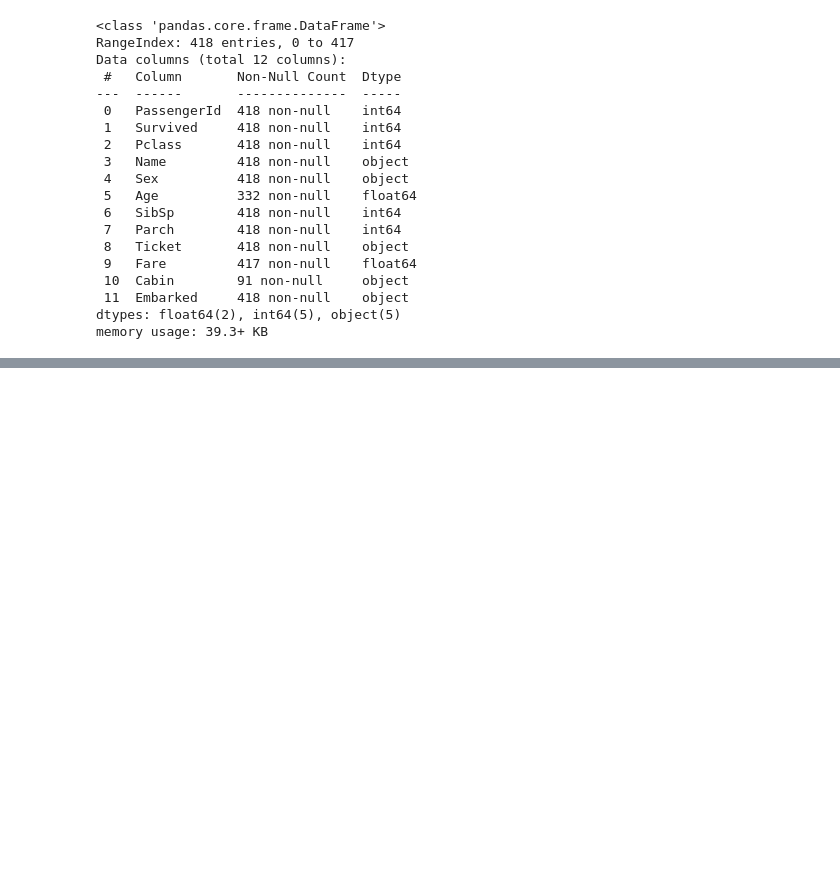
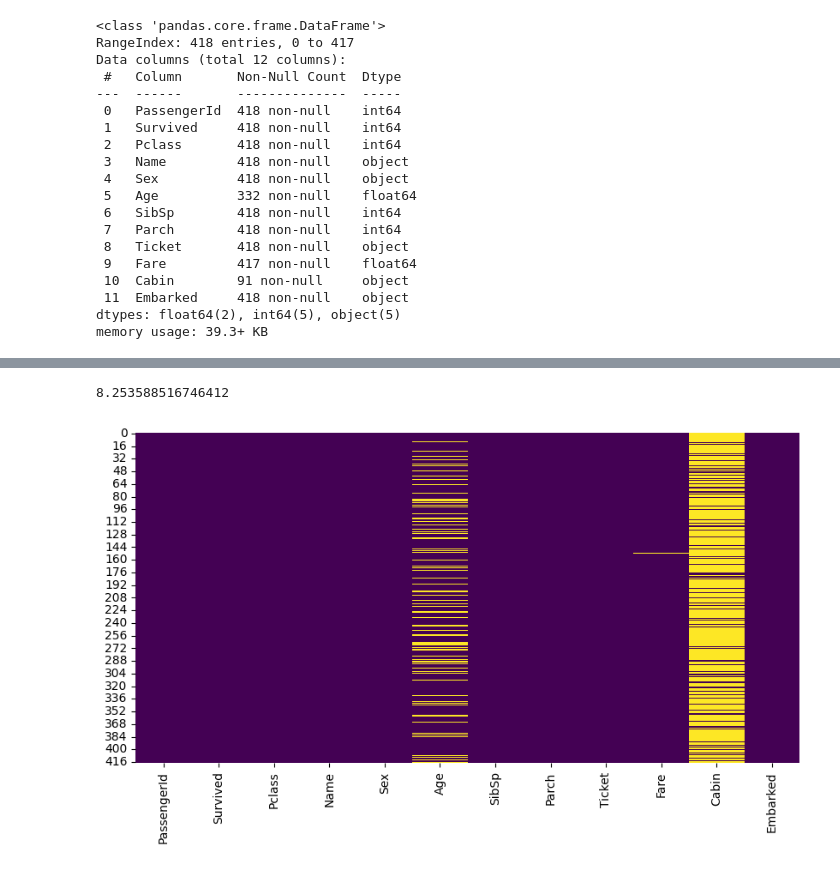
Before and after one commit to ZuenaKiezy/Data-Cleaning-for-the-titanic-dataset, a Jupyter notebook: titanic data set cleaning.ipynb, the cells around one changed output, grey strips where cells are left out. Saved outputs shown, nothing was run; the diff lists cells and outputs as text; code cells hidden in the pictures; blank space fills up the shorter version.

```diff
--- a/titanic data set cleaning.ipynb
+++ b/titanic data set cleaning.ipynb
@@ -59,0 +92,13 @@ memory usage: 39.3+ KB
+# %%
+total_cell = np.prod(titanic_data.shape)
+total_missing = missing_values.sum()
+percent_missing = (total_missing/total_cell) * 100
+print(percent_missing)
+# %% [output]
+8.253588516746412
+# %%
+plt.figure(figsize=(10,5))
+sns.heatmap(titanic_data.isnull(), cbar=False, cmap='viridis')
+plt.show()
+# %% [output]
+[figure, added]
```
Also changed, not shown: parts of 7 cells of this notebook.
